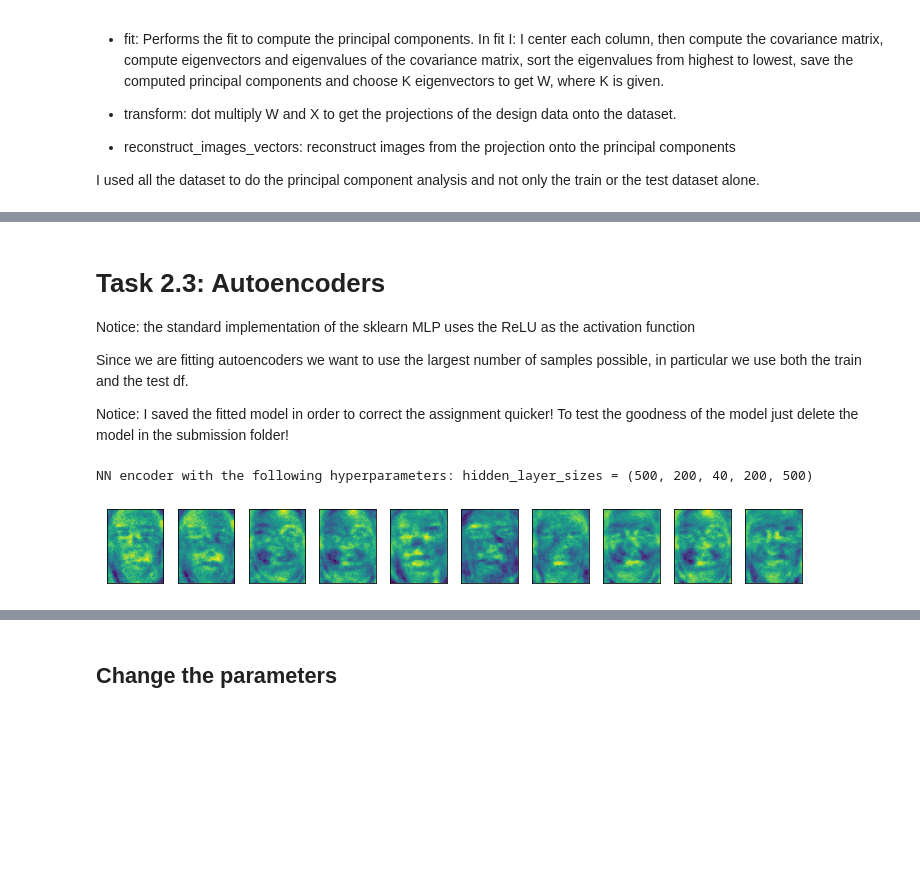
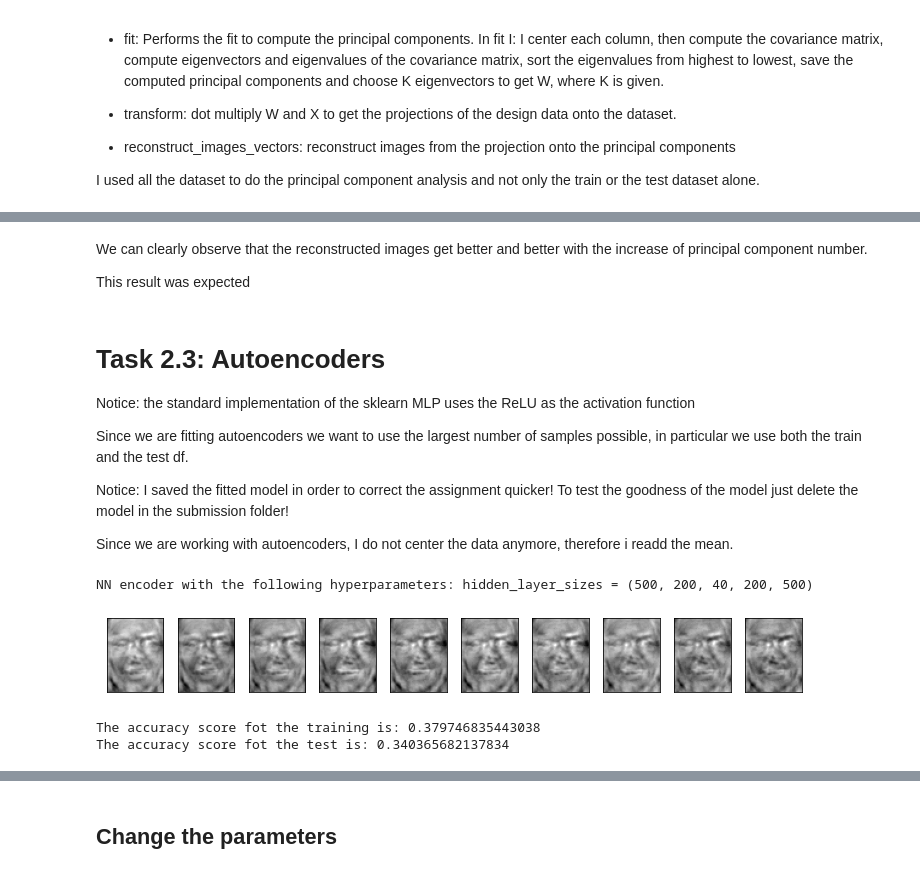
Before and after one commit to IZerab/Into_ML, a Jupyter notebook: PA5/PA5.ipynb, the cells around one changed output, grey strips where cells are left out. Saved outputs shown, nothing was run; the diff lists cells and outputs as text; code cells hidden in the pictures; blank space fills up the shorter version.

```diff
--- a/PA5/PA5.ipynb
+++ b/PA5/PA5.ipynb
@@ -28,6 +31,11 @@ import os.path
 # %%
 # initialize data
 X_train, X_test, y_train, y_test, X = initialize_data()
+X, X_mean = centre_data(X)
+
+# I center the data in X_train and X_test by subtracting the average computed wrt X
+X_train = X_train - X_mean
+X_test = X_test - X_mean
 # %% [output]
 There are 34 different people in the dataset's pictures
 There are 2370 different pictures of shape [62, 47]
@@ -122,3 +152,7 @@ plot_gallery(X.T, 10)
+# %% [markdown]
+We can clearly observe that the reconstructed images get better and better with the increase of principal component number.
+
+This result was expected
 # %% [markdown]
 # Task 2.3: Autoencoders
 
@@ -127,55 +161,25 @@ Notice: the standard implementation of the sklearn MLP uses the ReLU as the acti
 Since we are fitting autoencoders we want to use the largest number of samples possible, in particular we use both the train and the test df.
 
 Notice: I saved the fitted model in order to correct the assignment quicker! To test the goodness of the model just delete the model in the submission folder!
+
+Since we are working with autoencoders, I do not center the data anymore, therefore i readd the mean.
+# %%
+# I inverse-center the data in X, X_train and X_test by adding the average computed wrt X
+X = X + X_mean
+X_train = X_train + X_mean
+X_test = X_test + X_mean
 # %%
 # set the parameters
 a = 500
 b = 200
 d = 40
 print("NN encoder with the following hyperparameters: hidden_layer_sizes = {}". format((a, b, d, b, a)))
 
-# I saved the trainings for convenience!
-if os.path.isfile('nn_40.pkl'):
-    with open('nn_40.pkl', 'rb') as f:
-        nn = pickle.load(f)
-else:
-    # initialize my nn
-    nn = MLPRegressor(hidden_layer_sizes=(a, b, d, b, a),max_iter=2000)
-
-    # fit my nn with all the data that I have at my disposal (both train and test)
-    nn.fit(X,X)
-
-    # save
-    with open('nn_40.pkl','wb') as f:
-        pickle.dump(nn,f)
-
-# try my functions!
-# centre the design matrix
-X = centre_data(X)
-Z_projected_40 = encode(X=X, mlp=nn)
-Z_recontructed_40 = decode(Z=Z_projected_40, mlp=nn)
-
-plot_gallery(Z_recontructed_40.T, 10)
-
-
-# scale the projections
-my_scaler.fit(Z_projected_40)
-# create the projection of each train/test set with the PCA fitted over all the data
-train_proj = my_pca.transform(X_train).T
-test_proj = my_pca.transform(X_test).T
-
-# fit
-clf.fit(train_proj, y_train)
-# predict
-predictions_test = clf.predict(test_proj)
-predictions_train = clf.predict(train_proj)
-# accuracy metric
-print("The accuracy score fot the training is: {}".format(accuracy_score(predictions_train, y_train)))
-print("The accuracy score fot the test is: {}".format(accuracy_score(predictions_test, y_test)))
-
-# cache the PCAs
-cache_pca.append(my_pca)
-conv += 1
+custom_autoencoder_analysis(
+    hidden_layer_sizes=(a, b, d, b, a),
+    X=X, X_train=X_train, X_test=X_test, y_train=y_train, y_test=y_test, model_name='nn_40.pkl')
 # %% [output]
 NN encoder with the following hyperparameters: hidden_layer_sizes = (500, 200, 40, 200, 500)
-[figure, old version]
+[figure, new version]
+The accuracy score fot the training is: 0.379746835443038
+The accuracy score fot the test is: 0.340365682137834
```
Also changed, not shown: parts of 8 cells of this notebook, 16 other files.
